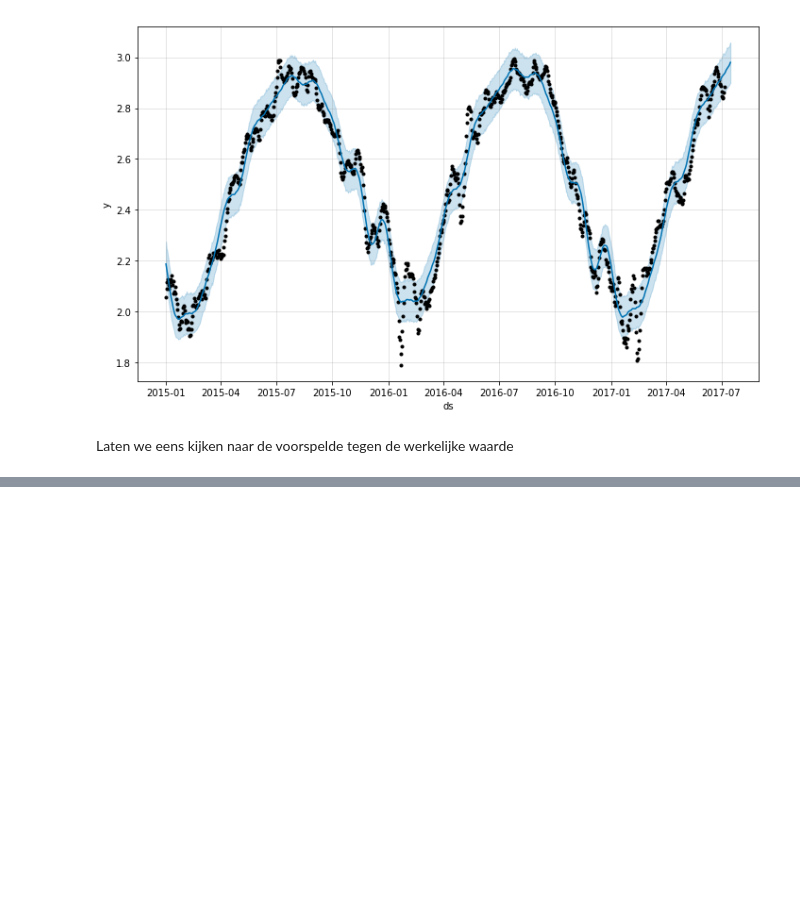
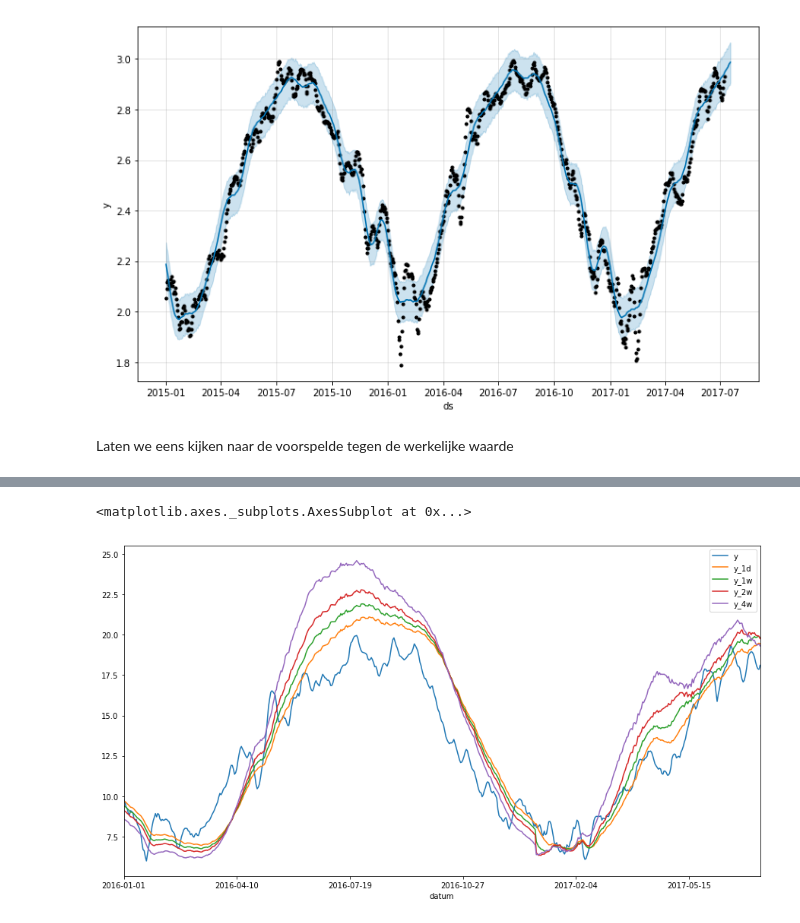
Before and after one commit to waternet/datalab_drw_tempprediction, a Jupyter notebook: Analyse_01.ipynb, the cells around one changed output, grey strips where cells are left out. Drawn from its saved outputs; the diff is of its cells as text; code cells hidden in the pictures; blank space fills up the shorter version.

```diff
--- a/Analyse_01.ipynb
+++ b/Analyse_01.ipynb
@@ -161,0 +155,3 @@ KeyError: '[  7.804        8.087        8.294        8.37         8.204        8
+# %%
+data = pd.read_csv('voorspelling_los.csv')
+data.head()
@@ -161,0 +165,5 @@ KeyError: '[  7.804        8.087        8.294        8.37         8.204        8
+# %%
+data.plot(x=['datum'], y=['y', 'y_1d', 'y_1w', 'y_2w', 'y_4w'], figsize=(15,8))
+# %% [output]
+<matplotlib.axes._subplots.AxesSubplot at 0x...>
+[figure, added]
```
Also changed, not shown: parts of 20 cells of this notebook, 4 other files.
